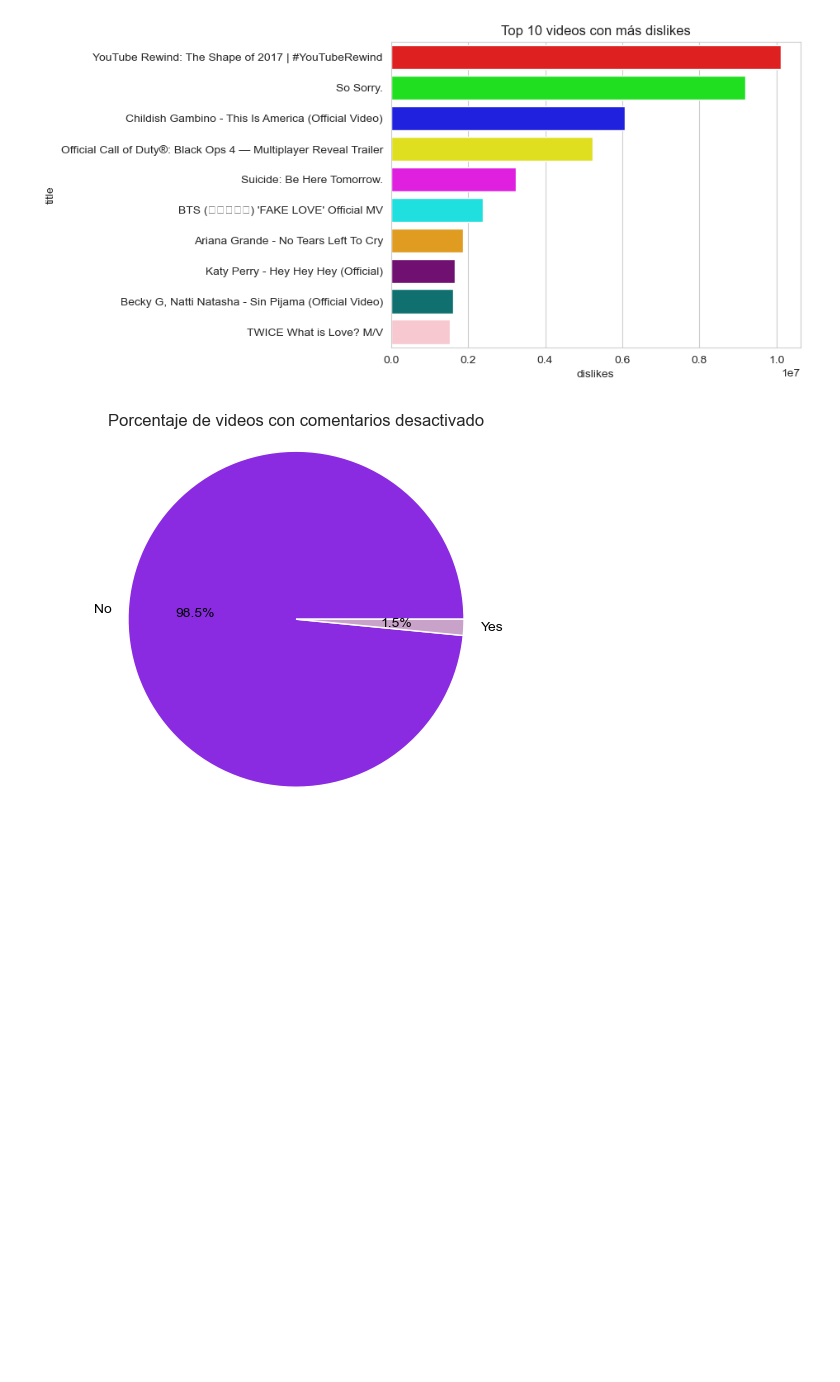
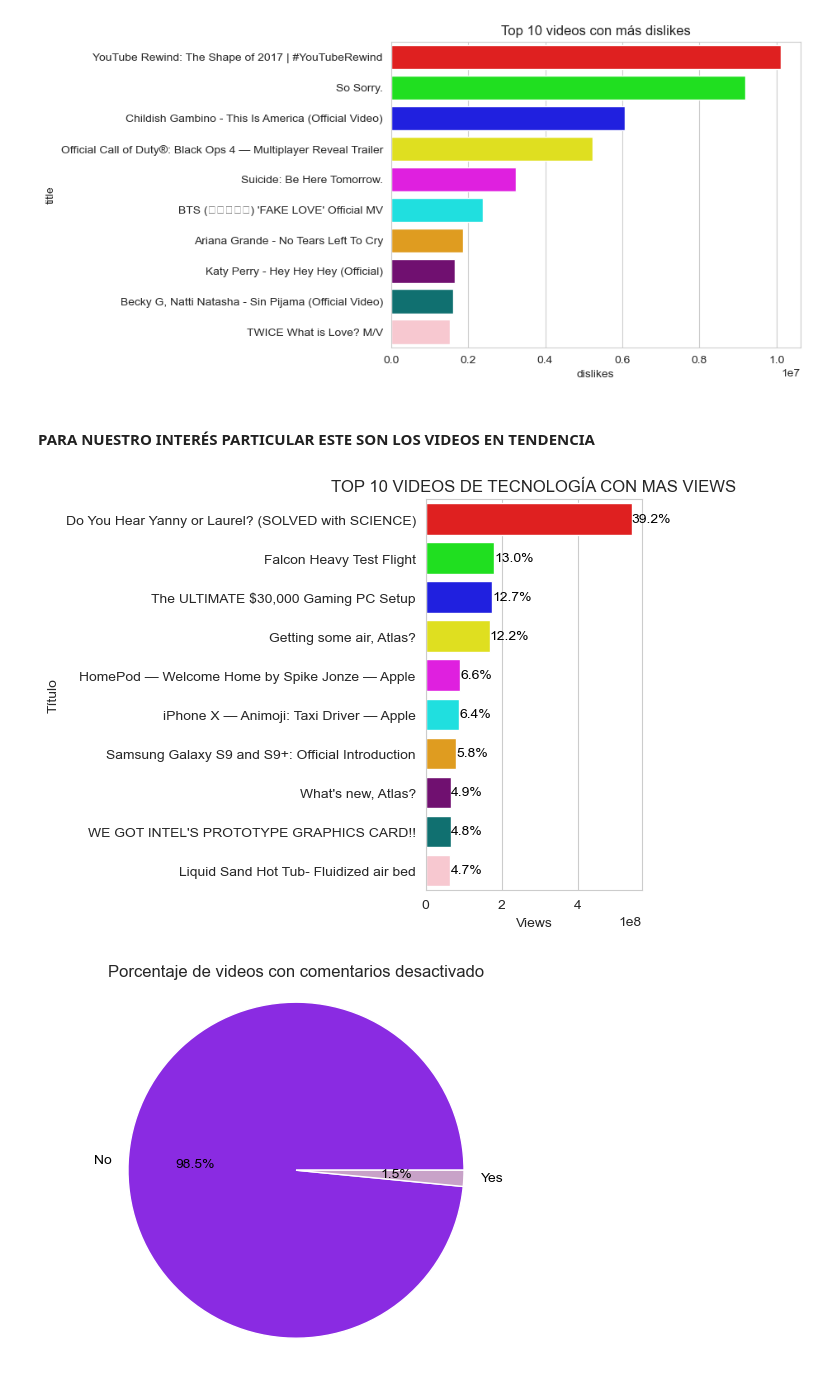
Before and after one commit to lauracamilaballesteros/proyecto-youtube, a Jupyter notebook: proyecto.ipynb, the cells around one changed output. Drawn from its saved outputs; the diff is of its cells as text; code cells hidden in the pictures; blank space fills up the shorter version.

```diff
--- a/proyecto.ipynb
+++ b/proyecto.ipynb
@@ -426,6 +426,41 @@ ax.set_title('Top 10 videos con más dislikes')
 Text(0.5, 1.0, 'Top 10 videos con más dislikes')
 <Figure size 1200x400 with 0 Axes>
 [figure]
+# %% [markdown]
+#### **PARA NUESTRO INTERÉS PARTICULAR ESTE SON LOS VIDEOS EN TENDENCIA**
+# %%
+#Primero necesitamos observar la categoria de interés"
+df_filtered = df_clean[df_clean['category_name'] == 'Science & Technology']
+
+# Agrupar los videos por ID
+grouped_by_id = df_filtered.groupby('video_id').agg({'views': 'sum', 'likes': 'sum', 'dislikes': 'sum', 'comment_count': 'sum', 'title': 'first'})
+
+
+top_10_videos_views_tecnology = grouped_by_id.nlargest(10, 'views').sort_values('views', ascending=False)
+colors = ['#FF0000', '#00FF00', '#0000FF', '#FFFF00', '#FF00FF', '#00FFFF', '#FFA500', '#800080', '#008080', '#FFC0CB']
+
+
+sns.set_style('whitegrid')
+fig, ax = plt.subplots()
+sns.barplot(x='views', y='title', data=top_10_videos_views_tecnology, ax=ax, palette=colors)
+
+# Agregar los porcentajes en las barras
+total_likes = top_10_videos_likes_tecnology['views'].sum()
+for i, bar in enumerate(ax.patches):
+    percentage = f'{(bar.get_width() / total_likes) * 100:.1f}%'
+    x = bar.get_width() + 20
+    y = bar.get_y() + bar.get_height() / 2
+    ax.text(x, y, percentage, va='center', color='black', fontsize=10)
+
+
+ax.set_title('TOP 10 VIDEOS DE TECNOLOGÍA CON MAS VIEWS')
+ax.set_xlabel('Views')
+ax.set_ylabel('Título')
+
+plt.tight_layout()
+plt.show()
+# %% [output]
+[figure, added]
 # %%
 count_comments_disabled = df_clean["comments_disabled"].value_counts().to_dict()
 
```
Also changed, not shown: parts of 7 cells of this notebook.
